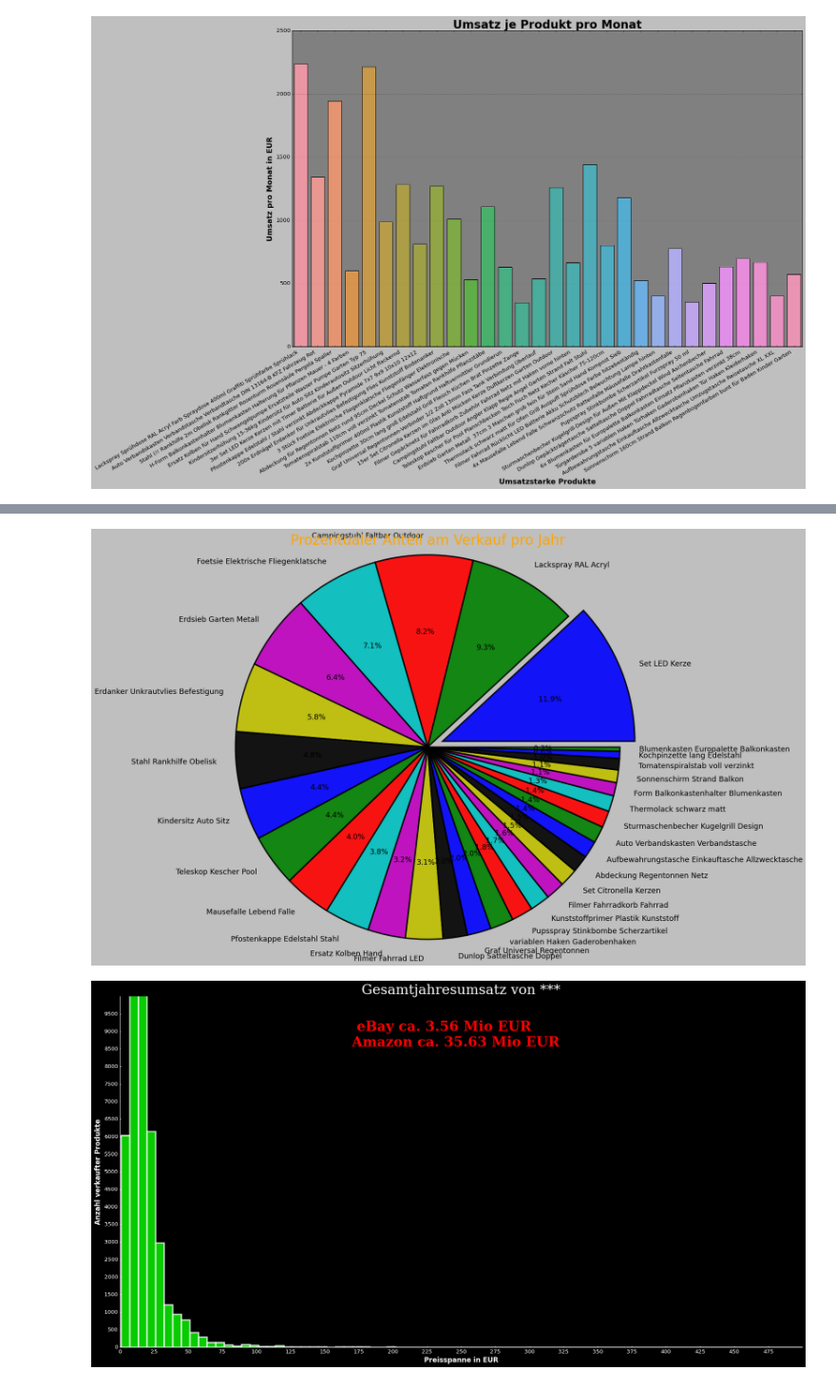
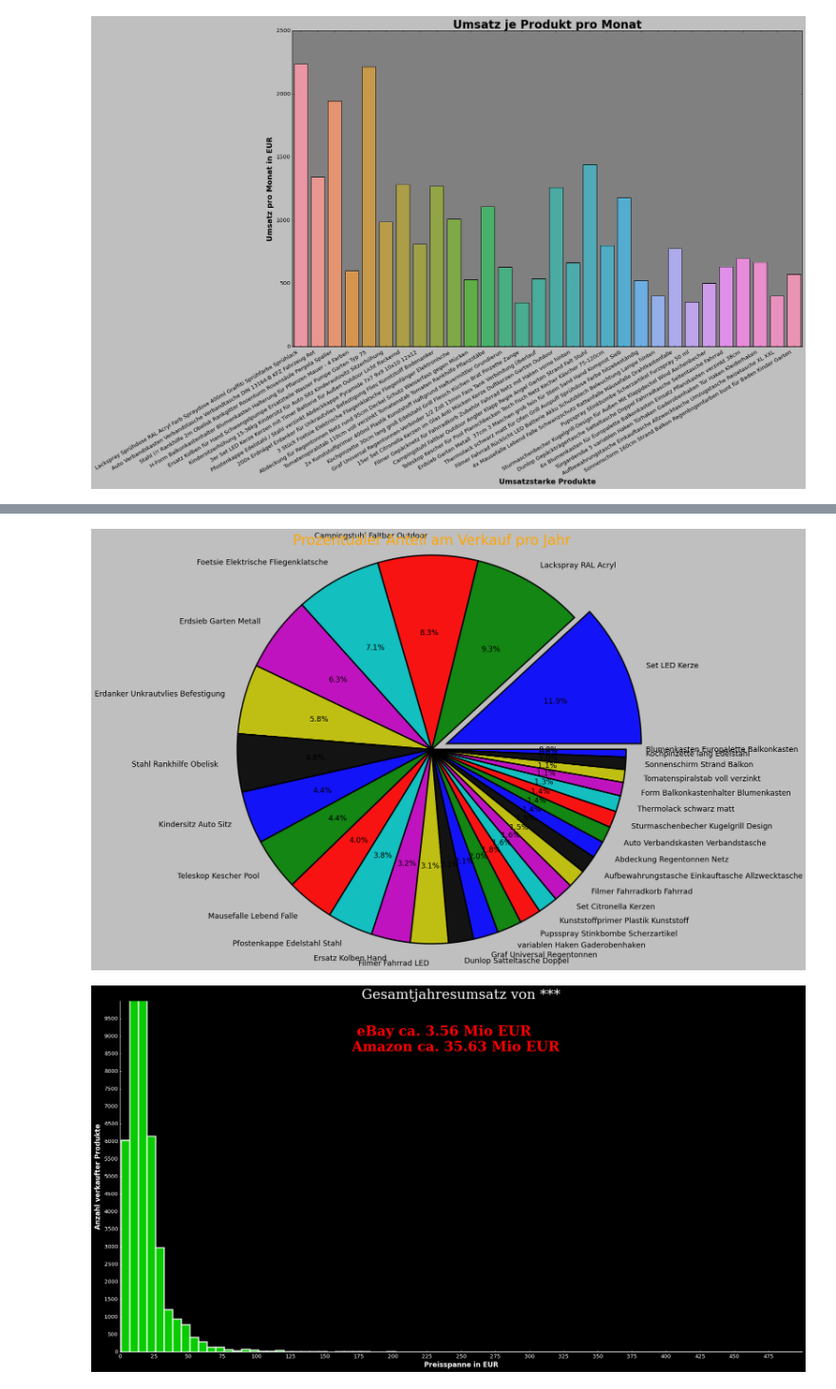
Before and after one commit to isaacduong/eBay_Amazon_dpd_data_analyzer, a Jupyter notebook: sales_analysis.ipynb, the cells around one changed output, grey strips where cells are left out. Shown at 95% size. Saved outputs shown, nothing was run; the diff lists cells and outputs as text; code cells hidden in the pictures.

```diff
--- a/sales_analysis.ipynb
+++ b/sales_analysis.ipynb
@@ -171,5 +158,6 @@ full_df = create_full_table(CFG.shop_name)
 # %%
 def format_table(df):
+    """function for formatting the df"""
 
     df = convert_datatype(df)
     df = fill_nan(df) # fill nan value in item number and item link column
@@ -178,6 +166,7 @@ def format_table(df):
     print(f'{df.isnull().sum().sum()} NaN value(s) after dropna')
 
     return df
-formated_table = format_table(full_df)
+
+formatted_table = format_table(full_df)
 # %% [output]
 0 NaN value(s) after dropna
@@ -242,8 +222,9 @@ def highest_demand_products(df,num):
     best_sellings = best_sellings.loc[best_sellings_index,:].reset_index(drop = True)
     best_sellings = create_revenue_columns(best_sellings)
     best_sellings = change_datatype_to_int(best_sellings)
+    best_sellings['Art_Name'] = best_sellings.Artikelname.apply(short_item_name)
     return best_sellings
 
 best_sellings = highest_demand_products(formated_table,CFG.num_bestsellings)
-best_sellings
+best_sellings.loc[:,~best_sellings.columns.isin(['Artikel_link','Artikelnummer'])]
 # %% [output]
@@ -478,35 +432,35 @@ def plot_product_revenue(df,num=25):
     Generates a pie chart showing the percentage contribution of products to total revenue.
     """
 
     # Create a figure and axis for the pie chart
     fig,ax = plt.subplots(1,1,figsize=(20,15))
 
     # Prepare explode array to highlight the first slice
     explode = np.zeros(num)
     explode[0]= 0.1
 
     # Sort the DataFrame by revenue and select the top products
     labels= df.sort_values('Umsatz/12_Monate',ascending=False)[:num].Art_Name
 
     # Generate the pie chart
     ax.pie(df['Umsatz/12_Monate'].sort_values(ascending=False)[:num],
                                                     labels=labels,
                                                     #shadow=True,
                                                     radius=1.2,
                                                     explode=explode,
                                                     autopct='%1.1f%%',
                                                     textprops={'fontsize':16,'color':'black' },
                                                     wedgeprops = {"alpha": 0.9,
                                                                  'linewidth': 3});
     # Set the title of the pie chart
     ax.set_title('Prozentualer Anteil am Verkauf pro Jahr',loc ='center', fontdict={'fontsize':30,'color':'orange'})
 
     # Save the plot
     plt.savefig(f'{CFG.path}/prozentualer Anteil am Verkauf(4).pdf',bbox_inches='tight')
 
-plot_product_revenue(best_selling_revenue,num=CFG.num_bestsellings)
+plot_product_revenue(best_sellings,num=CFG.num_bestsellings)
 # %% [output]
-[figure, old version]
+[figure, new version]
 # %%
 def plot_price_distribution(df,bins=200,x=500,y=10000):
     """
```
Also changed, not shown: parts of 15 cells of this notebook, 2 other files.
